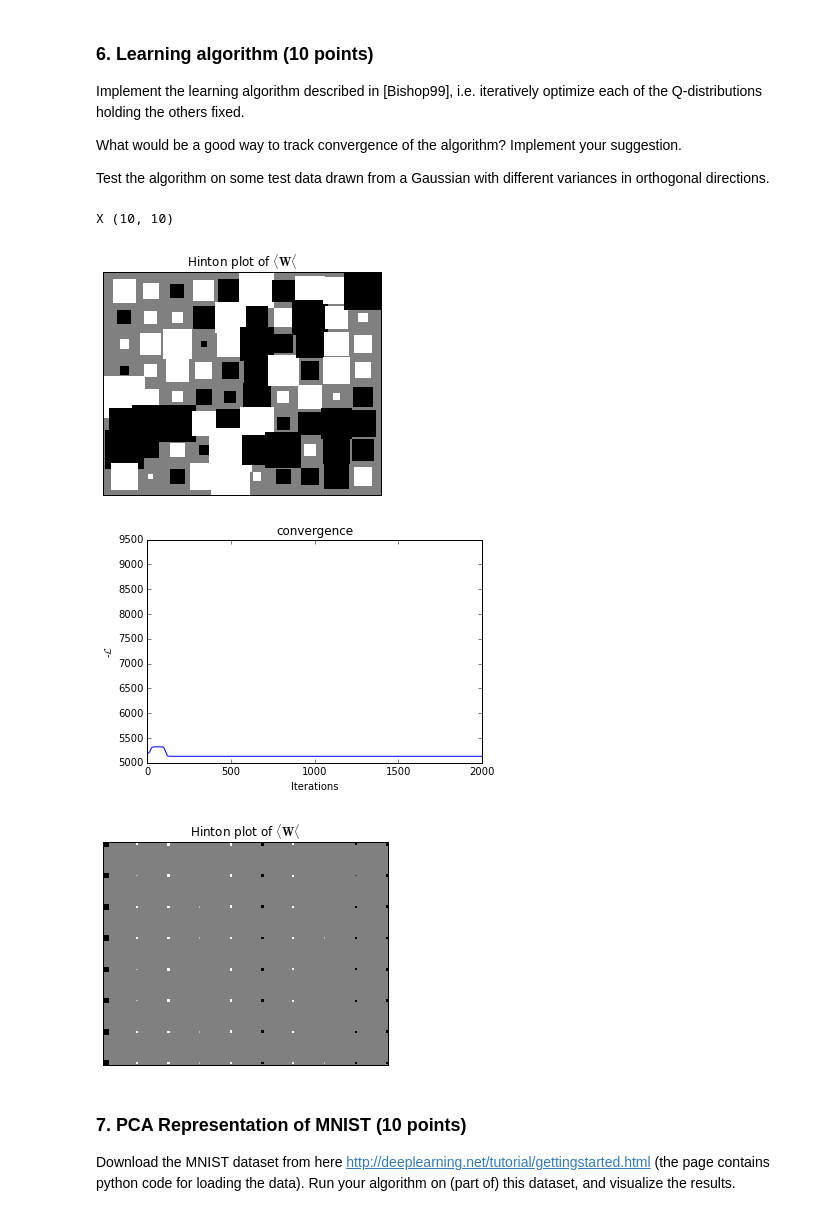
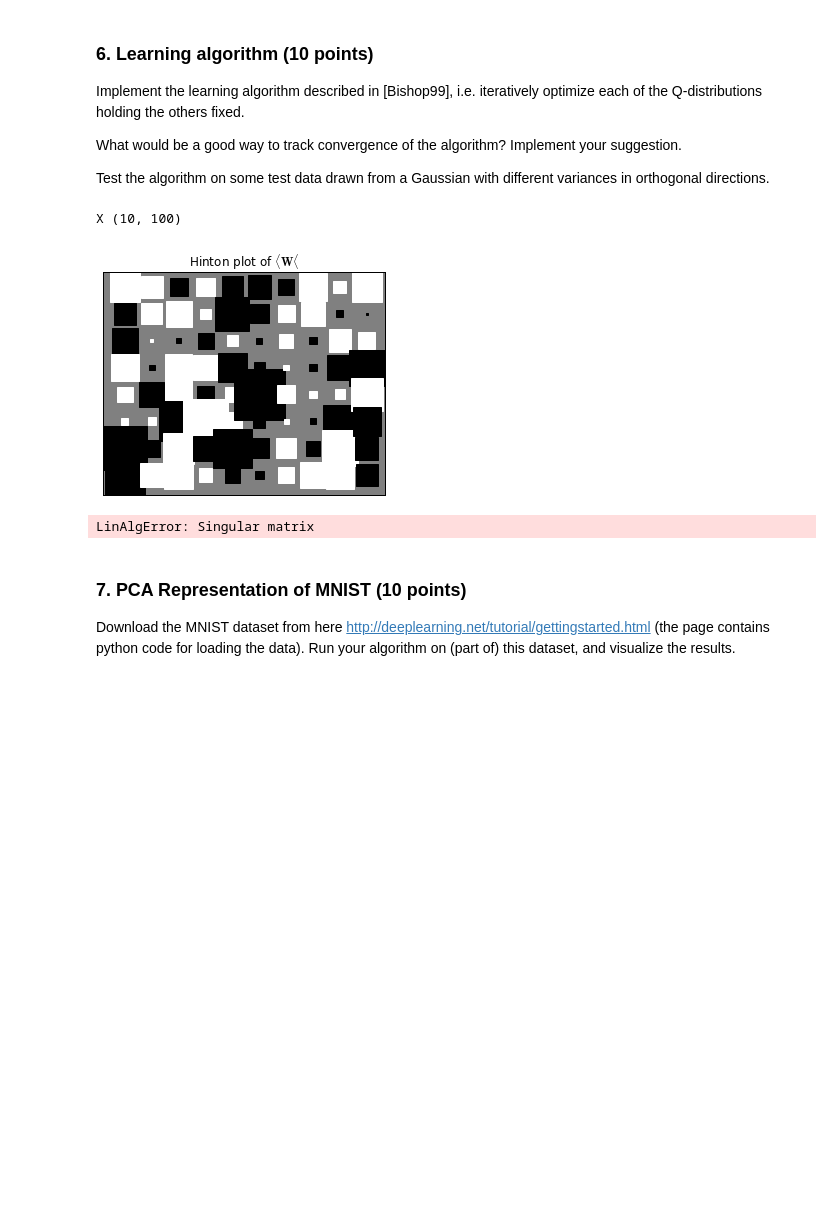
Before and after one commit to Tomaat/ML2, a Jupyter notebook: lab3/Lab3.ipynb, the cells around one changed output. Drawn from its saved outputs; the diff is of its cells as text; code cells hidden in the pictures; blank space fills up the shorter version.

```diff
--- a/lab3/Lab3.ipynb
+++ b/lab3/Lab3.ipynb
@@ -354,12 +354,18 @@ class BayesianPCA(object):
 
     def __update_E_alpha(self):
         self.E_alpha = self.a_alpha_tilde / self.bs_alpha_tilde
-        self.E_ln_alpha = self.q * (np.log(self.a_alpha) + sp.digamma(self.b_alpha))
+        #self.E_ln_alpha = self.q * (np.log(self.a_alpha) + sp.digamma(self.b_alpha))
+        self.E_lnp_alpha = self.q * (sp.gammaln(self.a_alpha) - (self.a_alpha - 1)*sp.digamma(self.a_alpha) - np.log(self.b_alpha) + self.a_tau)
+        self.E_lnQ_alpha = (sp.gammaln(self.a_alpha_tilde) - (self.a_alpha_tilde - 1)*sp.digamma(self.a_alpha_tilde) \
+                             - np.log(self.bs_alpha_tilde) + self.a_tau_tilde).sum()
         #note: with the current setting of b_alpha, this creates a very high value
 
     def __update_E_tau(self):
         self.E_tau = self.a_tau_tilde / self.b_tau_tilde
-        self.E_ln_tau = np.log(self.a_tau) + sp.digamma(self.b_tau)
+        #self.E_ln_tau = np.log(self.a_tau) + sp.digamma(self.b_tau)
+        self.E_lnp_tau = sp.gammaln(self.a_tau) - (self.a_tau - 1)*sp.digamma(self.a_tau) - np.log(self.b_tau) + self.a_tau
+        self.E_lnQ_tau = sp.gammaln(self.a_tau_tilde) - (self.a_tau_tilde - 1)*sp.digamma(self.a_tau_tilde) \
+                            - np.log(self.b_tau_tilde) + self.a_tau_tilde
 
     #parameter updates
     def __update_z(self, X):
@@ -436,15 +442,15 @@ class BayesianPCA(object):
         L += -0.5 * (self.N*LN2PI + self.E_zn_inner.sum())
 
         #+⟨logp(W|α)⟩
-        L += 0.5*( self.d*self.E_ln_alpha \
+        L += 0.5*( self.d*self.E_lnp_alpha \
                     - self.d*self.q*LN2PI \
                     - (self.E_alpha*self.E_wi_inner).sum() )
 
         #+⟨logp(α)⟩
-        L += self.E_ln_alpha
+        L += self.E_lnp_alpha
 
         #+⟨logp(τ)⟩
-        L += self.E_ln_tau
+        L += self.E_lnp_tau
 
         #+⟨logp(μ)⟩
         L += 0.5*( np.power(self.d,2)*np.log(self.beta) \
@@ -460,10 +466,10 @@ class BayesianPCA(object):
                            + self.q*(1+LN2PI))
 
         #−⟨logQ(α)⟩
-        L-= self.E_ln_alpha
+        L-= self.E_lnQ_alpha
 
         #−⟨logQ(τ)⟩
-        L-= self.E_ln_tau
+        L-= self.E_lnQ_tau
 
         #−⟨logQ(μ)⟩
         L-=  0.5 * (LA.slogdet(self.sigma_mu)[1]
@@ -504,38 +510,37 @@ mean = [0]*9
 N = 100
 X = np.random.multivariate_normal(mean, cov, N).T
 mu = 0
 sigmas = [5,4,3,2,1,1,1,1,1,1]
 d=10
 X = np.zeros((d, N))
 for i in range(len(sigmas)):
    X[i,:] = np.random.normal(mu, sigmas[i], N)
 
 PCA = BayesianPCA(*X.shape)
 print( 'X', X.shape)
 
 hinton(PCA.means_w.T)
 plt.title("Hinton plot of $\langle \mathbf{W} \langle $")
 plt.show()
 
-loss_log = PCA.fit(X, iterations=2000)
+loss_log,du,ddu = PCA.fit(X)
 
 
 plt.plot(-loss_log)
 #plt.yscale('log')
 plt.title('convergence')
 plt.ylabel('-$\mathcal{L}$')
 plt.xlabel('Iterations')
 plt.show()
 
 hinton(PCA.means_w.T)
 plt.title("Hinton plot of $\langle \mathbf{W} \langle $")
 #print( PCA.means_w)
 plt.show()
 # %% [output]
-X (10, 10)
+X (10, 100)
-[figure, old version]
+[figure, new version]
-[figure, removed]
-[figure, removed]
+LinAlgError: Singular matrix
 # %% [markdown]
 ### 7. PCA Representation of MNIST (10 points)
 
```
Also changed, not shown: parts of 1 cell of this notebook.
